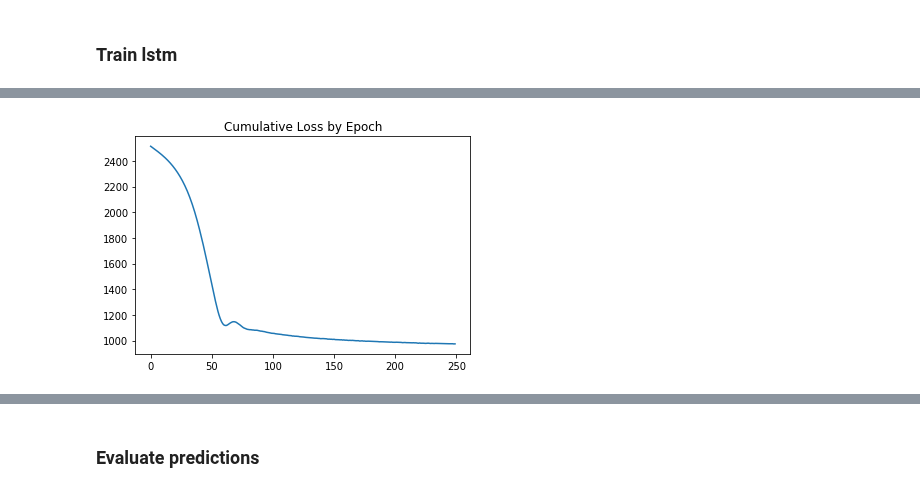
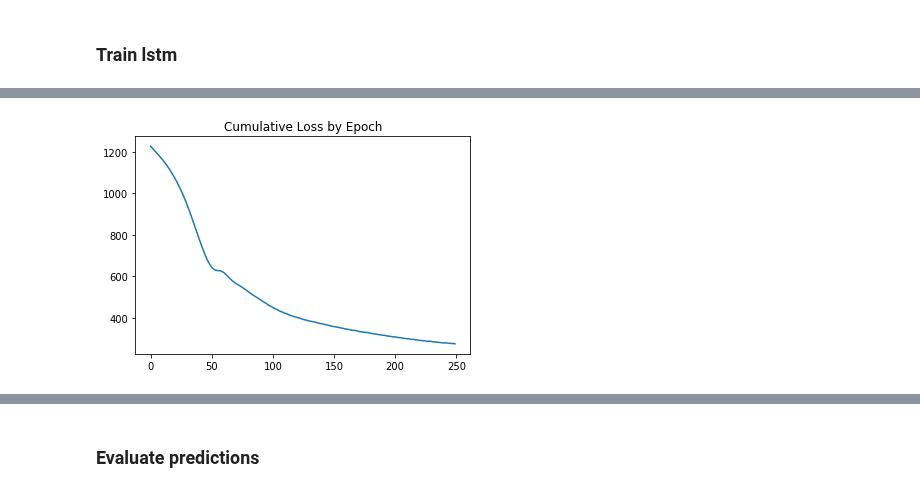
Before and after one commit to rbetzler/fun-times-in-python, a Jupyter notebook: finance/science/exploration/20200722_lstm.ipynb, the cells around one changed output, grey strips where cells are left out. Cells and saved outputs as stored; diff of their text form; code cells hidden in the pictures.

```diff
--- a/finance/science/exploration/20200722_lstm.ipynb
+++ b/finance/science/exploration/20200722_lstm.ipynb
@@ -136,15 +136,13 @@ df.head()
 SYMBOL = 'symbol'
 
 OPEN = 'open'
-_OPEN = '_open'
 OPEN_MIN = 'open_min'
 OPEN_MAX = 'open_max'
+NORMALIZED_OPEN = 'normalized_open'
 
-PREDICTION = 'prediction'
-DENORMALIZED_OPEN = 'denormalized_open'
-DENORMALIZED_PREDICTION = 'denormalized_prediction'
+TARGET_MAX_OPEN = 'target_max_open'
 
-COLS_TO_IGNORE = [SYMBOL, 'market_datetime', DENORMALIZED_OPEN, OPEN, _OPEN, OPEN_MIN, OPEN_MAX]
+COLS_TO_IGNORE = [SYMBOL, 'market_datetime', TARGET_MAX_OPEN, OPEN, OPEN_MIN, OPEN_MAX, NORMALIZED_OPEN]
 # %%
 df = science_utils.encode_one_hot(df, [SYMBOL])
 df.head(10)
@@ -171,9 +169,9 @@ test = df.tail(int(size/2))
 # %%
 model = lstm_utils.TorchLSTM(
     train_x=train.drop(COLS_TO_IGNORE, axis=1),
-    train_y=train[OPEN],
+    train_y=train[NORMALIZED_OPEN],
     test_x=test.drop(COLS_TO_IGNORE, axis=1),
-    test_y=test[OPEN],
+    test_y=test[NORMALIZED_OPEN],
     n_layers=2,
     n_training_batches=1,
     n_epochs=250,
@@ -199,2 +197,2 @@ Batch 1, Epoch 225, Loss 978.42041015625
-[figure, old version]
+[figure, new version]
 # %%
```
Also changed, not shown: parts of 10 cells of this notebook.
